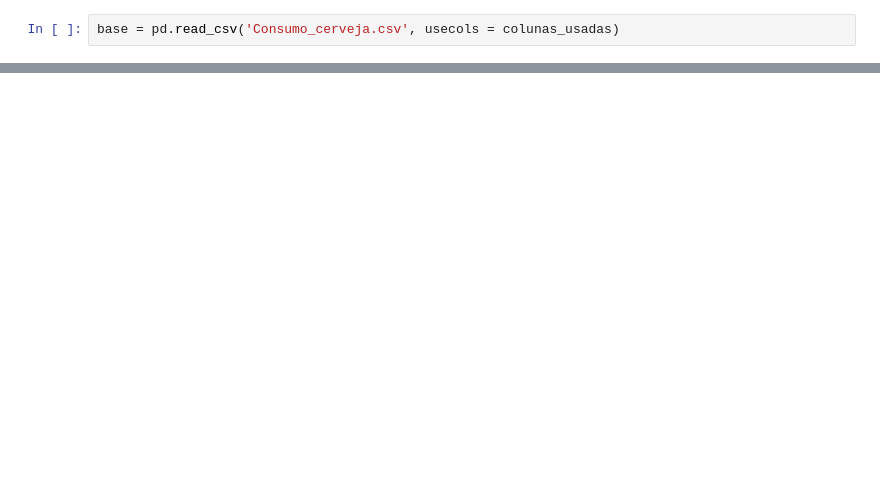
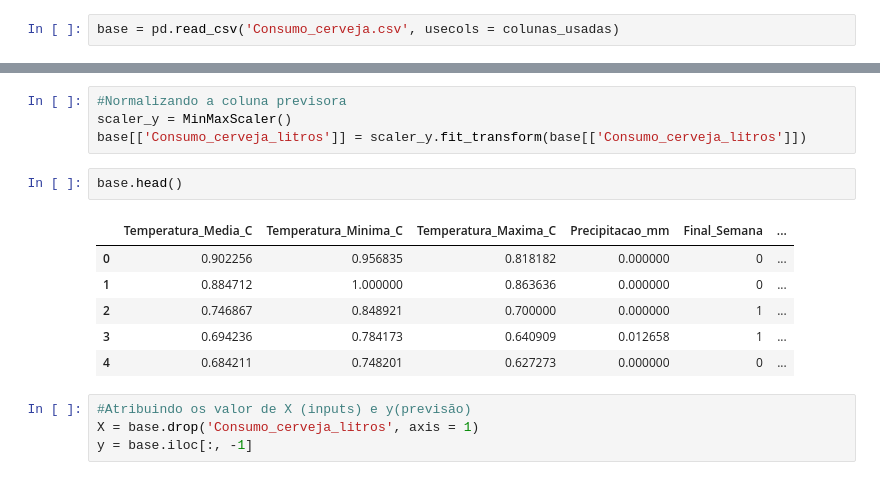
Before and after one commit to JessicaIta/regressao_multipla_cerveja_estimator, a Jupyter notebook: regressao_multipla_cerveja_estimator.ipynb, the cells around one changed output, grey strips where cells are left out. Saved outputs shown, nothing was run; the diff lists cells and outputs as text; blank space fills up the shorter version.

```diff
--- a/regressao_multipla_cerveja_estimator.ipynb
+++ b/regressao_multipla_cerveja_estimator.ipynb
@@ -42,0 +58,17 @@ Index(['Temperatura Media (C)', 'Temperatura Minima (C)',
+# %%
+#Normalizando a coluna previsora
+scaler_y = MinMaxScaler()
+base[['Consumo_cerveja_litros']] = scaler_y.fit_transform(base[['Consumo_cerveja_litros']])
+# %%
+base.head()
+# %% [output]
+|  | Temperatura_Media_C | Temperatura_Minima_C | Temperatura_Maxima_C | Precipitacao_mm | Final_Semana | ... |
+| 0 | 0.902256 | 0.956835 | 0.818182 | 0.000000 | 0 | ... |
+| 1 | 0.884712 | 1.000000 | 0.863636 | 0.000000 | 0 | ... |
+| 2 | 0.746867 | 0.848921 | 0.700000 | 0.000000 | 1 | ... |
+| 3 | 0.694236 | 0.784173 | 0.640909 | 0.012658 | 1 | ... |
+| 4 | 0.684211 | 0.748201 | 0.627273 | 0.000000 | 0 | ... |
+# %%
+#Atribuindo os valor de X (inputs) e y(previsão)
+X = base.drop('Consumo_cerveja_litros', axis = 1)
+y = base.iloc[:, -1]
```
Also changed, not shown: parts of 43 cells of this notebook, 1 other file.
